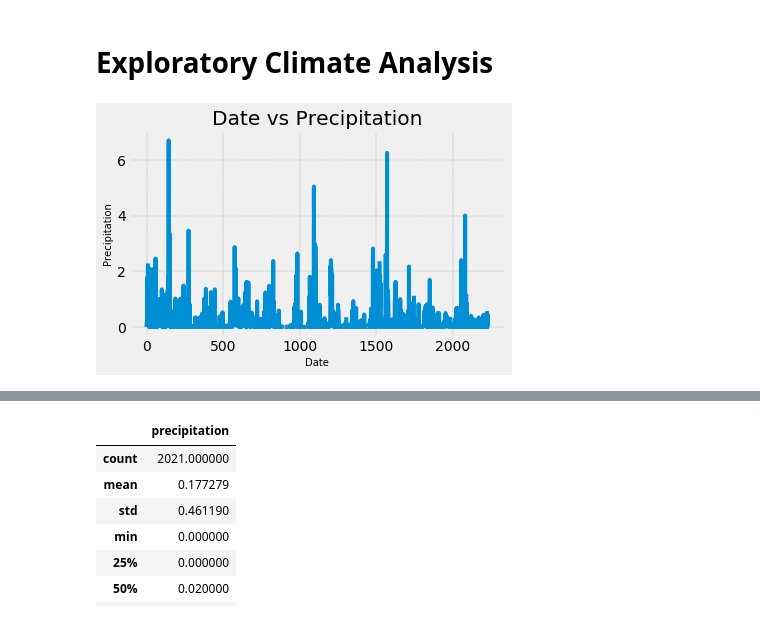
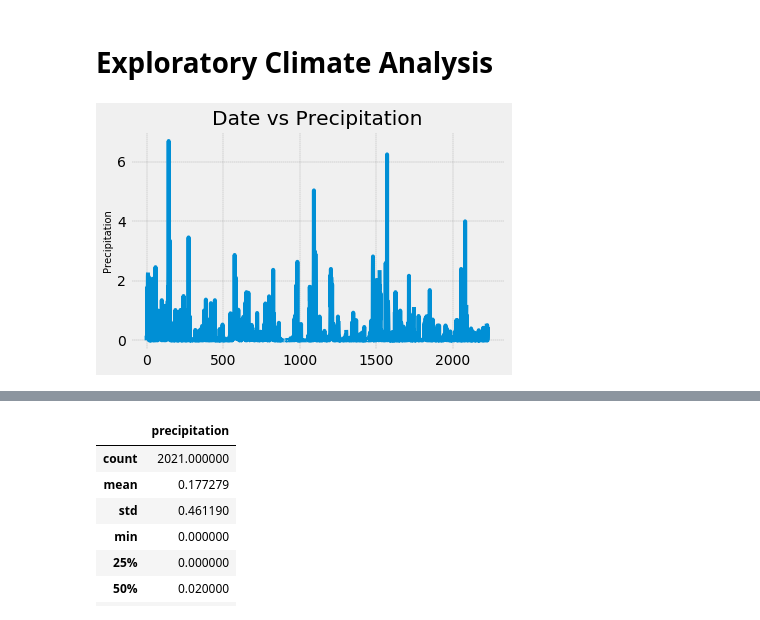
Before and after one commit to ShahzadNaseer/AdvDataStorageHW8, a Jupyter notebook: ClimateAnalysisHW8.ipynb, the cells around one changed output, grey strips where cells are left out. Cells and saved outputs as stored; diff of their text form; code cells hidden in the pictures.

```diff
--- a/ClimateAnalysisHW8.ipynb
+++ b/ClimateAnalysisHW8.ipynb
@@ -64,32 +66,33 @@ tobs FLOAT
 query12month = '''
                 select date, prcp
                   from measurement
                 where date >= (  select  DATE(max(date), '-12 MONTHS')
                                   from measurement
                                )
                  order by 1
 '''
 prcp_12month = engine.execute(query12month).fetchall()
 prcp_12month
 date = [prcp_12month[0] for prcp_12month in prcp_12month[0:]]
 precipitation = [prcp_12month[1] for prcp_12month in prcp_12month[0:]]
 
 # precipitation
 # date
 plt.style.use('fivethirtyeight')
 plt.figure.set_figsize=(10, 15)
 fig, ax = plt.subplots()
 
 ax.plot(precipitation)
 
 plt.grid(b=True, which='major', linewidth='0.25', color='black', linestyle=':', zorder=0)
 # getting "TypeError: can't multiply sequence by non-int of type 'float'" when using linestyle=':' some version issue.
 ax.set_ylabel("Precipitation", fontsize=10)
-ax.set_xlabel("Date", fontsize=10)
+# ax.set_xlabel("Date", fontsize=10)
 ax.set_title("Date vs Precipitation")
 # plt.xticks(rotation=60, ha="right")
 
 plt.tight_layout()
+plt.savefig('DatevsPrecipitation.png')
 plt.show()
 # %% [output]
-[figure, old version]
+[figure, new version]
```
Also changed, not shown: parts of 34 cells of this notebook.
